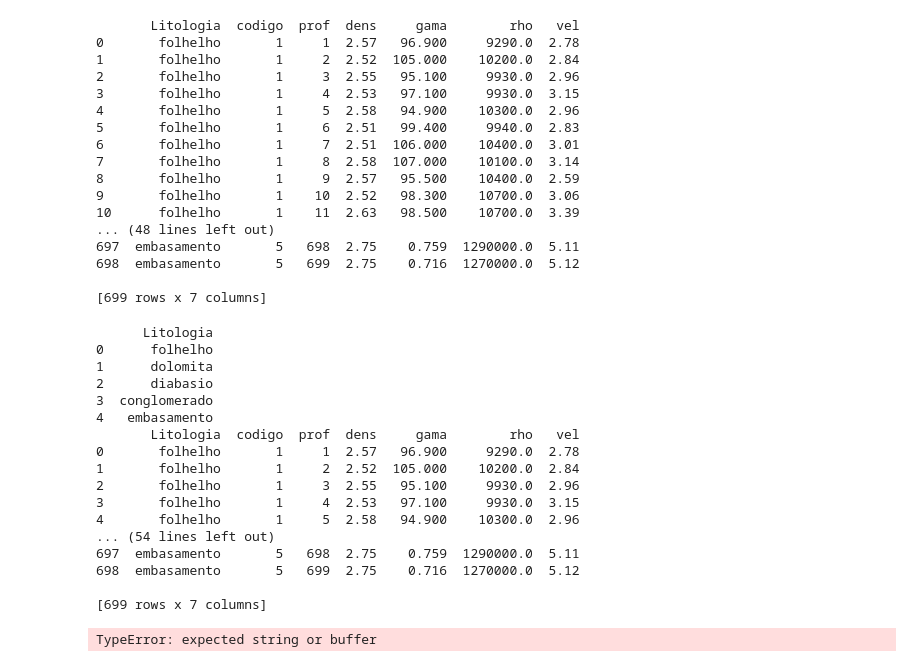
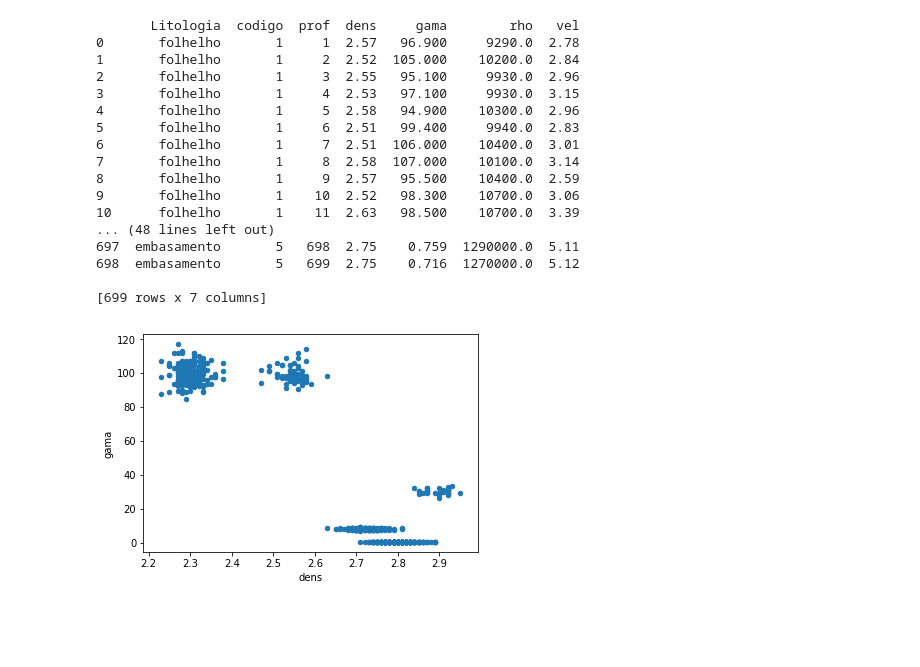
Before and after one commit to VictorCarreira/Classificador, a Jupyter notebook: Preclassificador.ipynb, the cells around one changed output. Saved outputs shown, nothing was run; the diff lists cells and outputs as text; code cells hidden in the pictures; blank space fills up the shorter version.

```diff
--- a/Preclassificador.ipynb
+++ b/Preclassificador.ipynb
@@ -16,9 +19,9 @@ from pandas import Series, DataFrame
 % matplotlib inline
 #####################################
 # %%
-dado = pd.read_table('dados_sint_c1.txt', sep='\s+')
+dadoc1 = pd.read_table('dados_sint_c1.txt', sep='\s+')
 
-print(dado)
+print(dadoc1)
 # %% [output]
        Litologia  codigo  prof  dens     gama        rho   vel
 0       folhelho       1     1  2.57   96.900     9290.0  2.78
@@ -37,35 +40,13 @@ print(dado)
 698  embasamento       5   699  2.75    0.716  1270000.0  5.12
 
 [699 rows x 7 columns]
-# %%
-#divis = re.split('\t',dado)
-
-df = pd.DataFrame({'Litologia': ['folhelho', 'dolomita', 'diabasio','conglomerado', 'embasamento']})
-
-frame = pd.DataFrame(dado)
-
-print(df)
-
-print(frame)
-# %% [output]
-      Litologia
-0      folhelho
-1      dolomita
-2      diabasio
-3  conglomerado
-4   embasamento
-       Litologia  codigo  prof  dens     gama        rho   vel
-0       folhelho       1     1  2.57   96.900     9290.0  2.78
-1       folhelho       1     2  2.52  105.000    10200.0  2.84
-2       folhelho       1     3  2.55   95.100     9930.0  2.96
-3       folhelho       1     4  2.53   97.100     9930.0  3.15
-4       folhelho       1     5  2.58   94.900    10300.0  2.96
-... (54 lines left out)
-697  embasamento       5   698  2.75    0.759  1290000.0  5.11
-698  embasamento       5   699  2.75    0.716  1270000.0  5.12
-
-[699 rows x 7 columns]
-# %%
-re.split('\s+', dado)
-# %% [output]
-TypeError: expected string or buffer
+# %%
+df = pd.DataFrame(dadoc1, columns=['fid','rocha','codigo','prof', 'dens', 'gama', 'rho', 'vel'])
+
+#print(df)
+
+#print(frame)
+
+df.plot.scatter(x='dens', y='gama');
+# %% [output]
+[figure, added]
```
Also changed, not shown: parts of 9 cells of this notebook.
